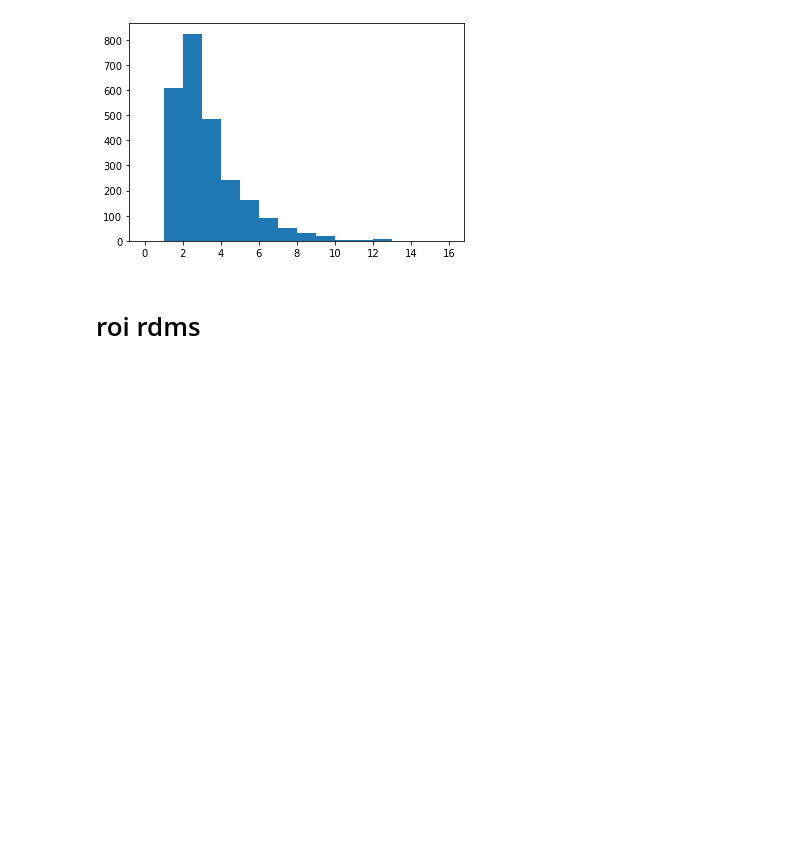
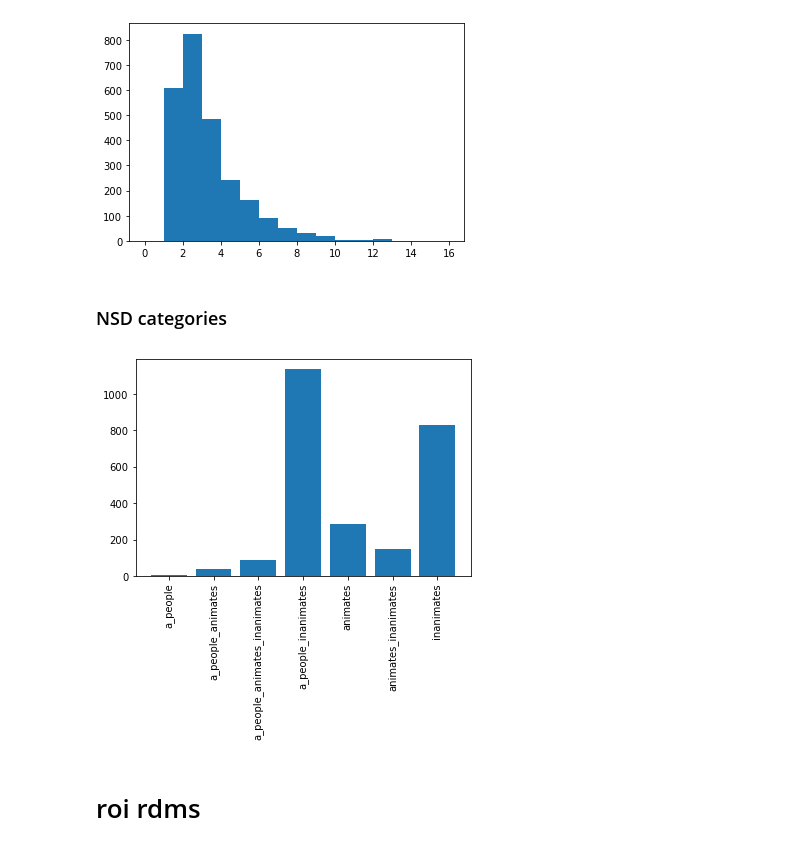
Before and after one commit to sunaguo/nsddatapaper_rsa, a Jupyter notebook: Untitled.ipynb, the cells around one changed output. Saved outputs shown, nothing was run; the diff lists cells and outputs as text; code cells hidden in the pictures; blank space fills up the shorter version.

```diff
--- a/Untitled.ipynb
+++ b/Untitled.ipynb
@@ -144,6 +148,24 @@ plt.hist(im_cate_num,bins=np.arange(17))
  array([ 0,  1,  2,  3,  4,  5,  6,  7,  8,  9, 10, 11, 12, 13, 14, 15, 16]),
  <BarContainer object of 16 artists>)
 [figure]
+# %% [markdown]
+### NSD categories
+# %%
+%matplotlib inline
+
+class_labels = np.array(class_labels)
+
+unique_cates = np.array(sorted(np.unique(class_labels)))
+cate_counts = np.array([sum(class_labels==cate) for cate in unique_cates])
+
+fig = plt.figure()  #figsize=(15, 5)
+plt.bar(x=np.arange(len(unique_cates)), height=cate_counts, tick_label=unique_cates)
+# plt.plot(cate_counts)
+plt.xticks(rotation=90);
+
+# plt.savefig("./figs/NSD_cate-distr_session-20.png")
+# %% [output]
+[figure, added]
 # %% [markdown]
 # roi rdms
 # %% [markdown]
```
Also changed, not shown: parts of 31 cells of this notebook, 1 other file.
